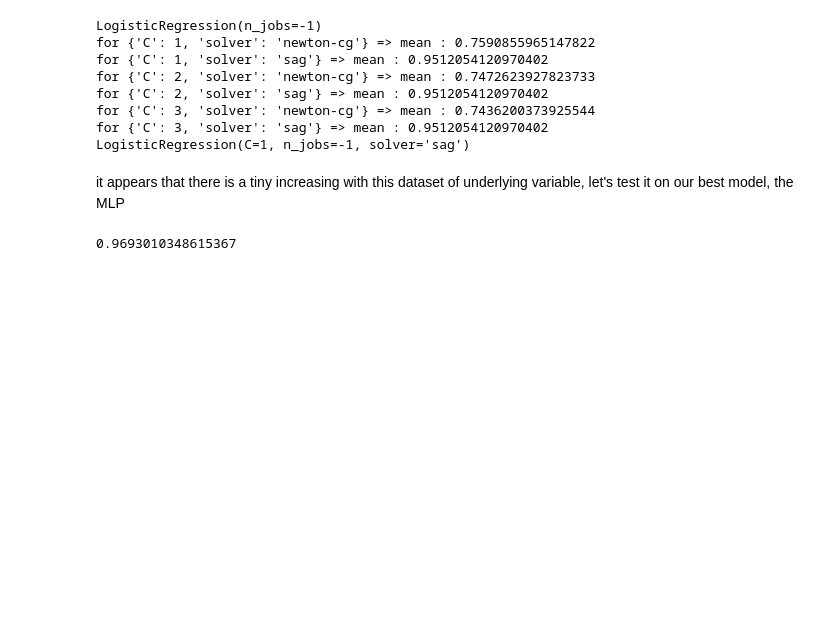
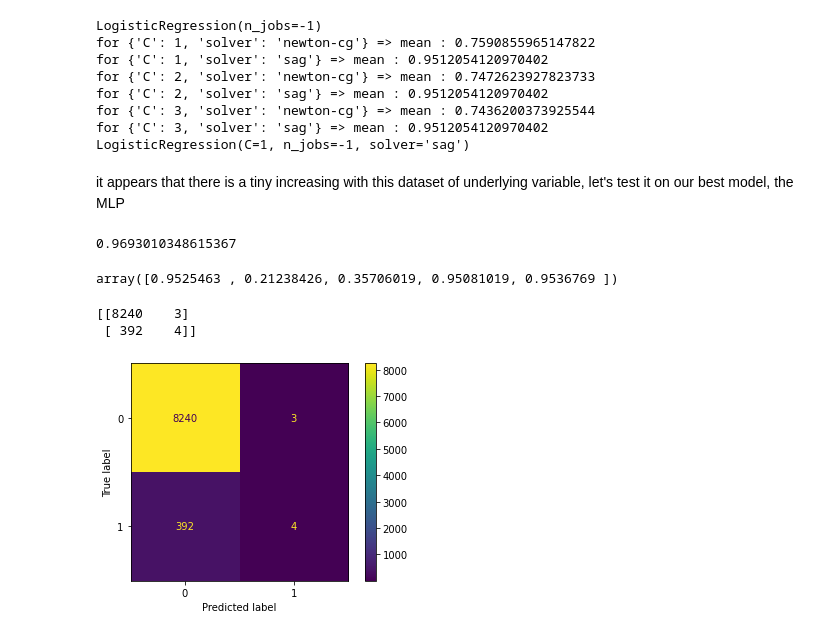
Before and after one commit to Pranav078/Bankruptcy, a Jupyter notebook: Bankrupty-final/model/analysis.ipynb, the cells around one changed output. Drawn from its saved outputs; the diff is of its cells as text; code cells hidden in the pictures; blank space fills up the shorter version.

Commit message:
confusion matrix

```diff
--- a/Bankrupty-final/model/analysis.ipynb
+++ b/Bankrupty-final/model/analysis.ipynb
@@ -369,3 +366,20 @@ mlp.score(train_x, train_y)
 # %%
 with open('saved_model/umlp.sav', 'wb') as f:
     pickle.dump(mlp, f)
+# %%
+lr = LogisticRegression()
+cross_val_score(lr, test_x, test_y, cv=5)
+# %% [output]
+array([0.9525463 , 0.21238426, 0.35706019, 0.95081019, 0.9536769 ])
+# %%
+from sklearn.metrics import confusion_matrix,plot_confusion_matrix,classification_report
+lr.fit(train_x,train_y)
+y_pred = lr.predict(test_x)
+confusion_matrix = confusion_matrix(test_y,y_pred)
+print(confusion_matrix)
+plot_confusion_matrix(lr,test_x,test_y)
+plt.show()
+# %% [output]
+[[8240    3]
+ [ 392    4]]
+[figure, added]
```
Also changed, not shown: parts of 12 cells of this notebook, 5 other files.
